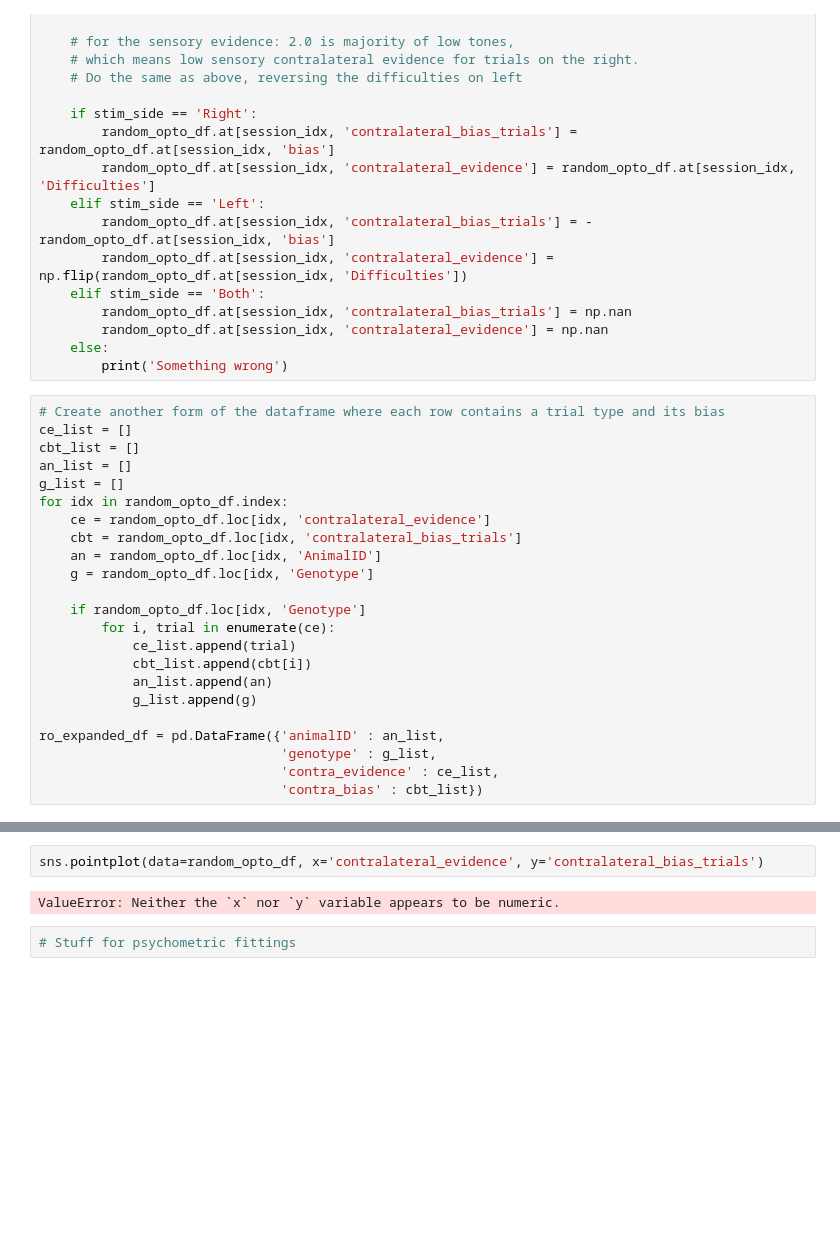
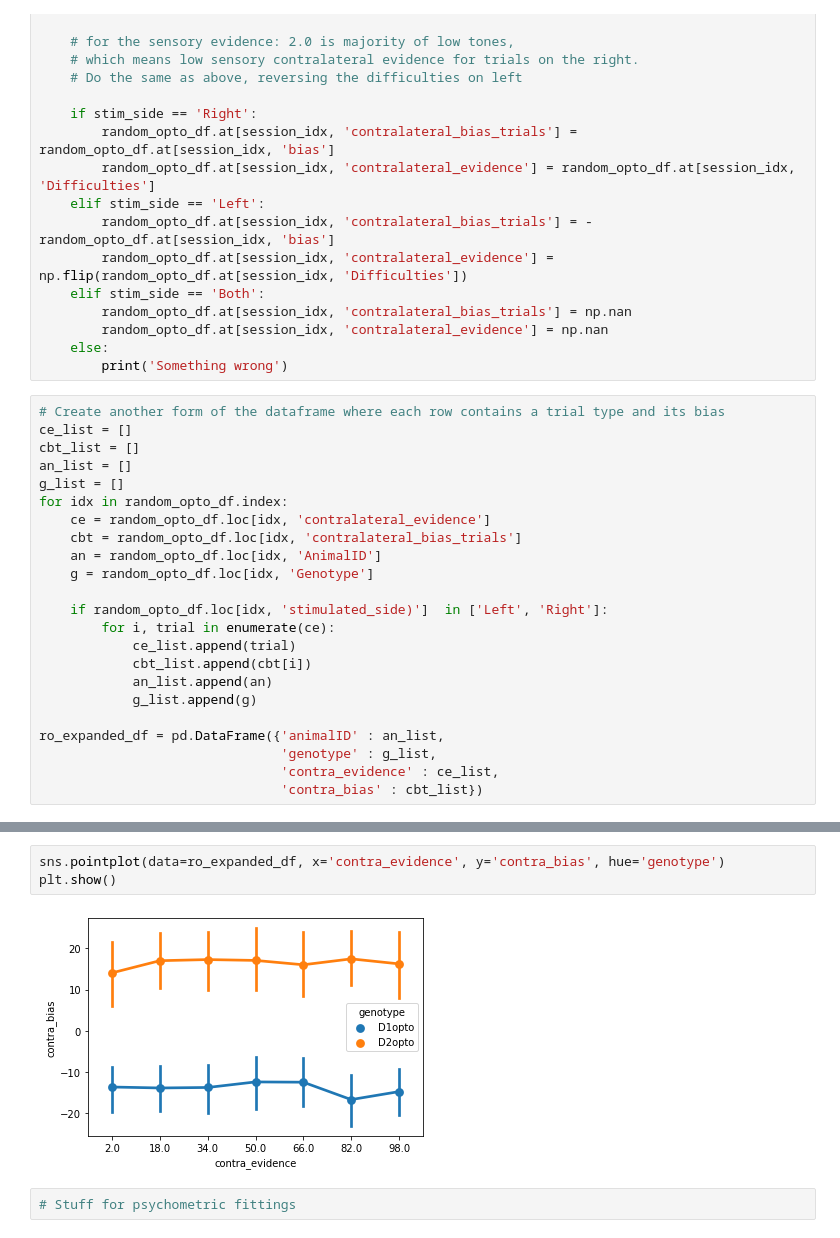
Before and after one commit to HernandoMV/BehaviouralAnalysis, a Jupyter notebook: Optostimulation_batch_analysis.ipynb, the cells around one changed output, grey strips where cells are left out. Drawn from its saved outputs; the diff is of its cells as text; blank space fills up the shorter version.

```diff
--- a/Optostimulation_batch_analysis.ipynb
+++ b/Optostimulation_batch_analysis.ipynb
@@ -1062,7 +1352,7 @@ for idx in random_opto_df.index:
     an = random_opto_df.loc[idx, 'AnimalID']
     g = random_opto_df.loc[idx, 'Genotype']
 
-    if random_opto_df.loc[idx, 'Genotype']
+    if random_opto_df.loc[idx, 'stimulated_side)']  in ['Left', 'Right']:
         for i, trial in enumerate(ce):
             ce_list.append(trial)
             cbt_list.append(cbt[i])
@@ -1098,7 +1366,8 @@ random_opto_df
 # %%
-sns.pointplot(data=random_opto_df, x='contralateral_evidence', y='contralateral_bias_trials')
+sns.pointplot(data=ro_expanded_df, x='contra_evidence', y='contra_bias', hue='genotype')
+plt.show()
 # %% [output]
-ValueError: Neither the `x` nor `y` variable appears to be numeric.
+[figure, added]
 # %%
 # Stuff for psychometric fittings
 # %%
```
Also changed, not shown: parts of 13 cells of this notebook, 2 other files.
